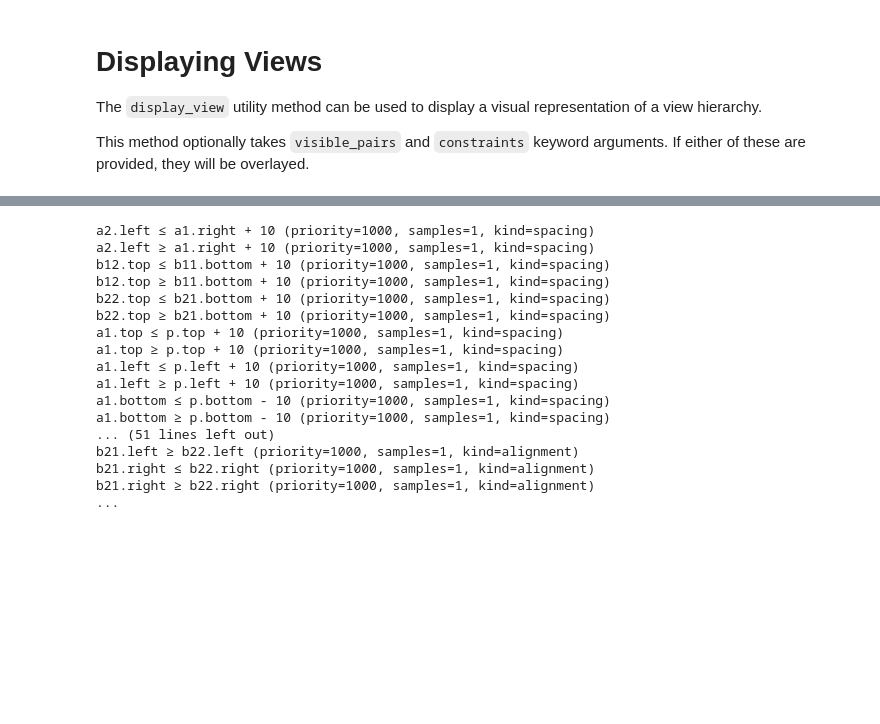
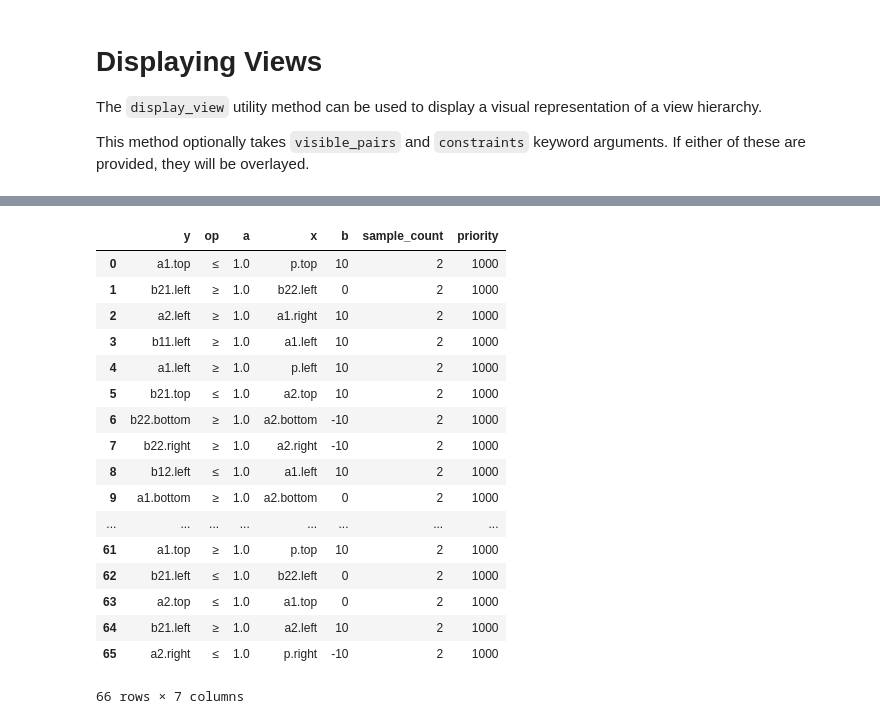
Before and after one commit to MangoTeam/mockdown, a Jupyter notebook: Demo.ipynb, the cells around one changed output, grey strips where cells are left out. Cells and saved outputs as stored; diff of their text form; code cells hidden in the pictures; blank space fills up the shorter version.

```diff
--- a/Demo.ipynb
+++ b/Demo.ipynb
@@ -71,5 +109,5 @@ b22
 # %%
 from mockdown.visibility import visible_pairs
 
-edge_pairs = visible_pairs(sample_view, deep=True)
-anchor_pairs = [(e1.anchor, e2.anchor) for (e1, e2) in edge_pairs]
+edge_pairs = list(map(partial(visible_pairs, deep=True), sample_views))
+anchor_pairs = list(map(lambda pairs: [(e1.anchor, e2.anchor) for (e1, e2) in pairs], edge_pairs))
@@ -86,0 +114,13 @@ b22
+# %%
+container = html.div()
+
+for i in range(len(sample_views)):
+    view_div = display_view(sample_views[i],
+                            visible_pairs=edge_pairs[i],
+                            scale=3,
+                            extra_styles=("margin: 1rem;"
+                                          "display: inline-block;"))
+    container.add(view_div)
+
+html_str = str(container)
+display(HTML(html_str))
@@ -87,8 +142,11 @@ b22
 # %%
 from mockdown.logic import valid_constraints
-constraints = list(valid_constraints(sample_view, anchor_pairs))
 
-for constraint in constraints[0:10]:
-    print(str(constraint))
-print("...")
+constraint_sets = list()
+
+for i in range(len(sample_views)):
+    constraint_sets += [list(valid_constraints(sample_views[i], anchor_pairs[i]))]
+
+for constraint_set in constraint_sets:
+    display(pd.DataFrame(map(IConstraint.to_dict, constraint_set[0:10])))
 # %% [output]
@@ -117,24 +203,31 @@ b22
 # %%
-trained_constraints = [constraint.train_view(sample_view) for constraint in constraints]
+from mockdown.model.constraint import IConstraint
 
-for constraint in trained_constraints:
-    print(str(constraint))
-print("...")
+all_constraints = list(set().union(*constraint_sets))
+
+trained_constraints = [constraint.train_view_many(*sample_views) for constraint in all_constraints]
+
+# for constraint in trained_constraints:
+#     print(str(constraint))
+# print("...")
+
+pd.DataFrame(map(IConstraint.to_dict, trained_constraints))
 # %% [output]
+|  | y | op | a | x | b | sample_count | priority |
+| 0 | a1.top | ≤ | 1.0 | p.top | 10 | 2 | 1000 |
+| 1 | b21.left | ≥ | 1.0 | b22.left | 0 | 2 | 1000 |
+| 2 | a2.left | ≥ | 1.0 | a1.right | 10 | 2 | 1000 |
+| 3 | b11.left | ≥ | 1.0 | a1.left | 10 | 2 | 1000 |
+| 4 | a1.left | ≥ | 1.0 | p.left | 10 | 2 | 1000 |
+| 5 | b21.top | ≤ | 1.0 | a2.top | 10 | 2 | 1000 |
+| 6 | b22.bottom | ≥ | 1.0 | a2.bottom | -10 | 2 | 1000 |
+| 7 | b22.right | ≥ | 1.0 | a2.right | -10 | 2 | 1000 |
+| 8 | b12.left | ≤ | 1.0 | a1.left | 10 | 2 | 1000 |
+| 9 | a1.bottom | ≥ | 1.0 | a2.bottom | 0 | 2 | 1000 |
+| ... | ... | ... | ... | ... | ... | ... | ... |
+| 61 | a1.top | ≥ | 1.0 | p.top | 10 | 2 | 1000 |
+| 62 | b21.left | ≤ | 1.0 | b22.left | 0 | 2 | 1000 |
+| 63 | a2.top | ≤ | 1.0 | a1.top | 0 | 2 | 1000 |
+| 64 | b21.left | ≥ | 1.0 | a2.left | 10 | 2 | 1000 |
+| 65 | a2.right | ≤ | 1.0 | p.right | -10 | 2 | 1000 |
-a2.left ≤ a1.right + 10 (priority=1000, samples=1, kind=spacing)
-a2.left ≥ a1.right + 10 (priority=1000, samples=1, kind=spacing)
-b12.top ≤ b11.bottom + 10 (priority=1000, samples=1, kind=spacing)
-b12.top ≥ b11.bottom + 10 (priority=1000, samples=1, kind=spacing)
-b22.top ≤ b21.bottom + 10 (priority=1000, samples=1, kind=spacing)
-b22.top ≥ b21.bottom + 10 (priority=1000, samples=1, kind=spacing)
-a1.top ≤ p.top + 10 (priority=1000, samples=1, kind=spacing)
-a1.top ≥ p.top + 10 (priority=1000, samples=1, kind=spacing)
-a1.left ≤ p.left + 10 (priority=1000, samples=1, kind=spacing)
-a1.left ≥ p.left + 10 (priority=1000, samples=1, kind=spacing)
-a1.bottom ≤ p.bottom - 10 (priority=1000, samples=1, kind=spacing)
-a1.bottom ≥ p.bottom - 10 (priority=1000, samples=1, kind=spacing)
-... (51 lines left out)
-b21.left ≥ b22.left (priority=1000, samples=1, kind=alignment)
-b21.right ≤ b22.right (priority=1000, samples=1, kind=alignment)
-b21.right ≥ b22.right (priority=1000, samples=1, kind=alignment)
-...
+66 rows × 7 columns
```
Also changed, not shown: parts of 10 cells of this notebook, 4 other files.
